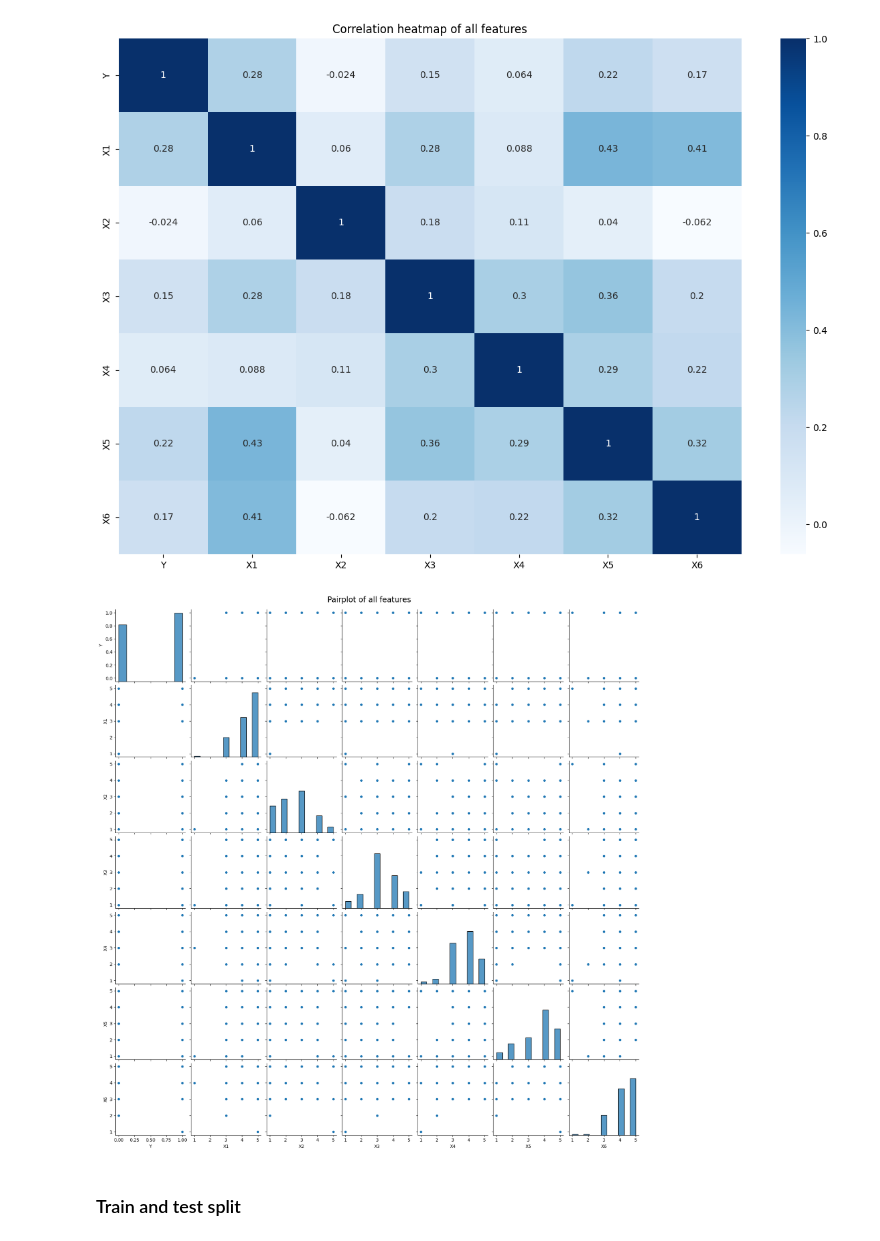
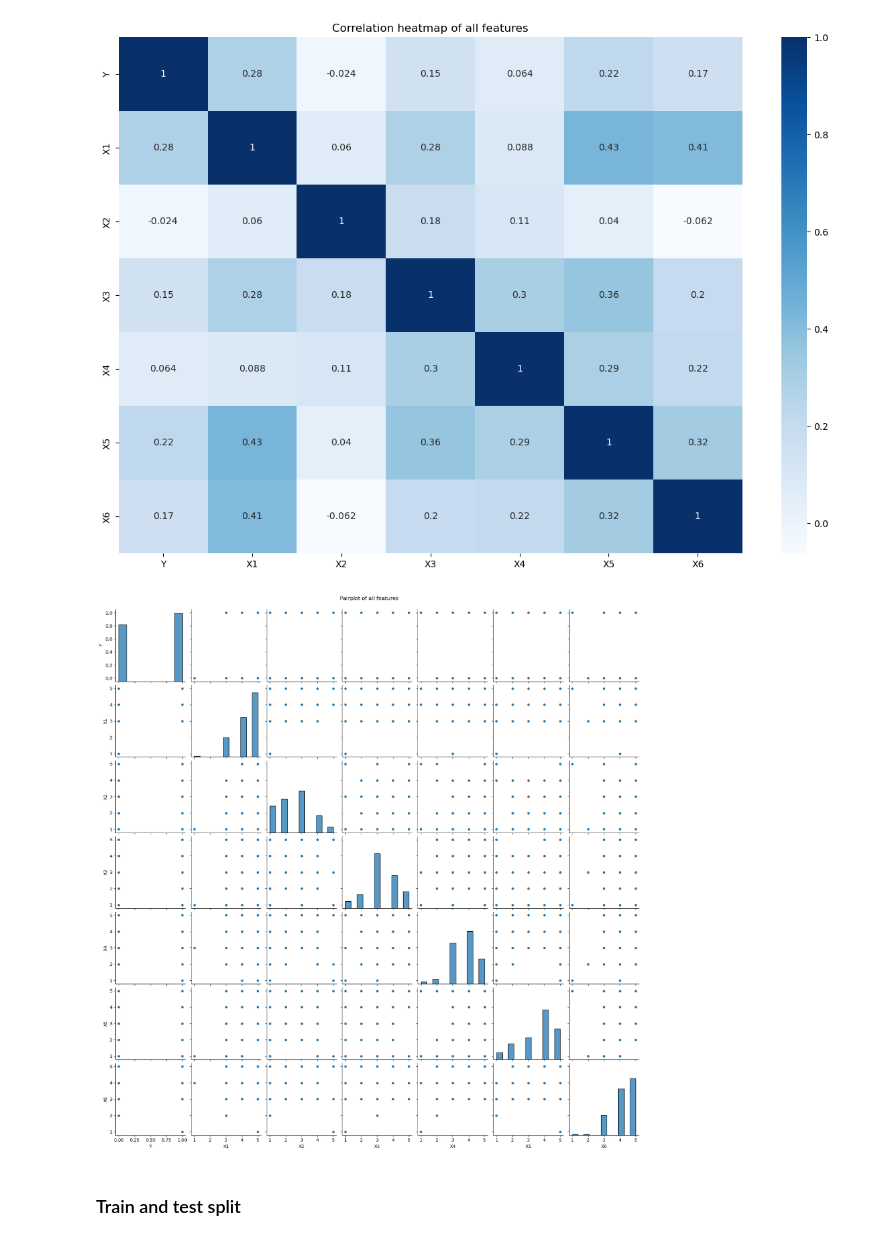
Before and after one commit to Daolaiya/happy-customers, a Jupyter notebook: notebook_hc.ipynb, the cells around one changed output. Saved outputs shown, nothing was run; the diff lists cells and outputs as text; code cells hidden in the pictures.

```diff
--- a/notebook_hc.ipynb
+++ b/notebook_hc.ipynb
@@ -210,11 +199,11 @@ plt.show()
 [figure]
 # %%
 # Pairplot
-g = sns.pairplot(df)
-g.fig.suptitle("Pairplot of all features", y=1.01, size="xx-large")
+g = sns.pairplot(df, height=2.5)
+g.fig.suptitle("Pairplot of all features", y=1.01)
 plt.show()
 # %% [output]
-[figure, old version]
+[figure, new version]
 # %% [markdown]
 ### Train and test split
 # %%
```
Also changed, not shown: parts of 70 cells of this notebook, 9 other files.
